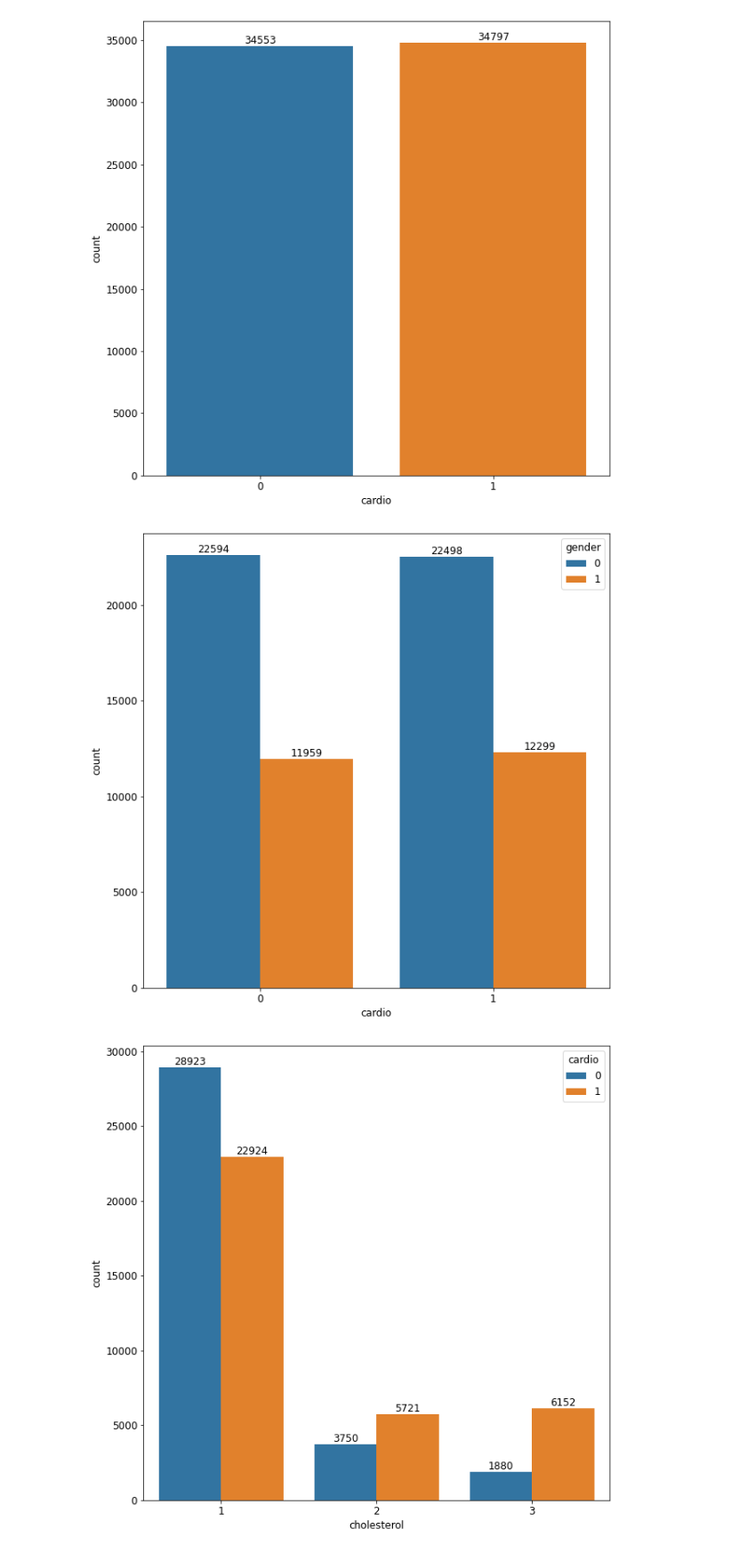
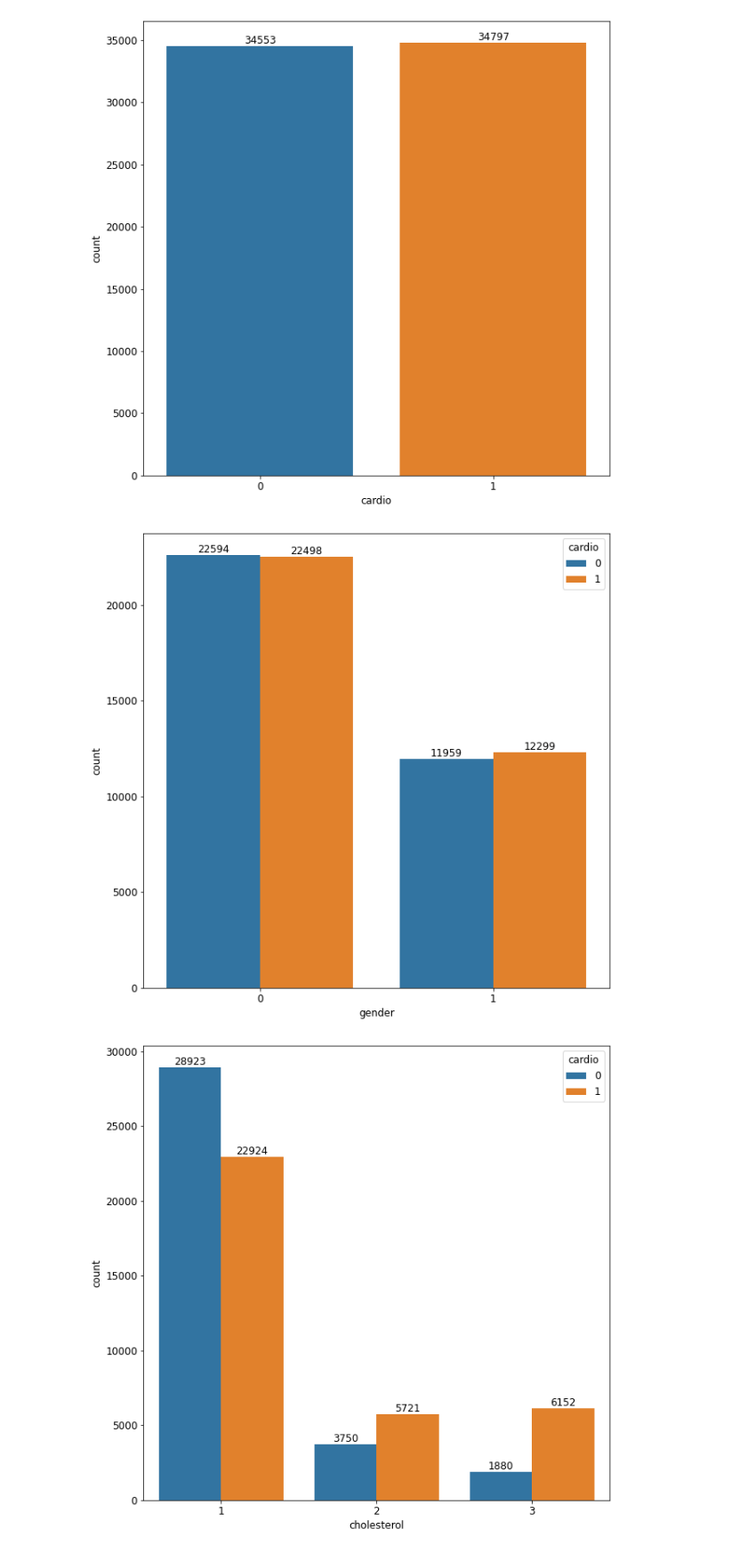
Before and after one commit to Giovo17/cardio-disease-analysis, a Jupyter notebook: cardio_disease_analysis.ipynb, the cells around one changed output. Shown at 89% size. Cells and saved outputs as stored; diff of their text form; code cells hidden in the pictures.

```diff
--- a/cardio_disease_analysis.ipynb
+++ b/cardio_disease_analysis.ipynb
@@ -32,3 +32,6 @@ df = pd.read_csv("cardio_train.csv", sep=";", index_col="id")
+# %%
+data_source = "https://raw.githubusercontent.com/Giovo17/cardio-disease-analysis/main/cardio_train.csv"
+df = pd.read_csv(data_source, sep=";", index_col="id")
 # %%
 df.head()
 # %% [output]
@@ -152,12 +155,12 @@ plt.show()
 # %% [output]
 [figure]
 # %%
-ax = sns.countplot(data=df, x="cardio", hue="gender")
+ax = sns.countplot(data=df, x="gender", hue="cardio")
 ax.bar_label(ax.containers[0])
 ax.bar_label(ax.containers[1])
 plt.show()
 # %% [output]
-[figure, old version]
+[figure, new version]
 # %%
 ax = sns.countplot(data=df, x="cholesterol", hue="cardio")
 ax.bar_label(ax.containers[0])
```
Also changed, not shown: parts of 5 cells of this notebook.
